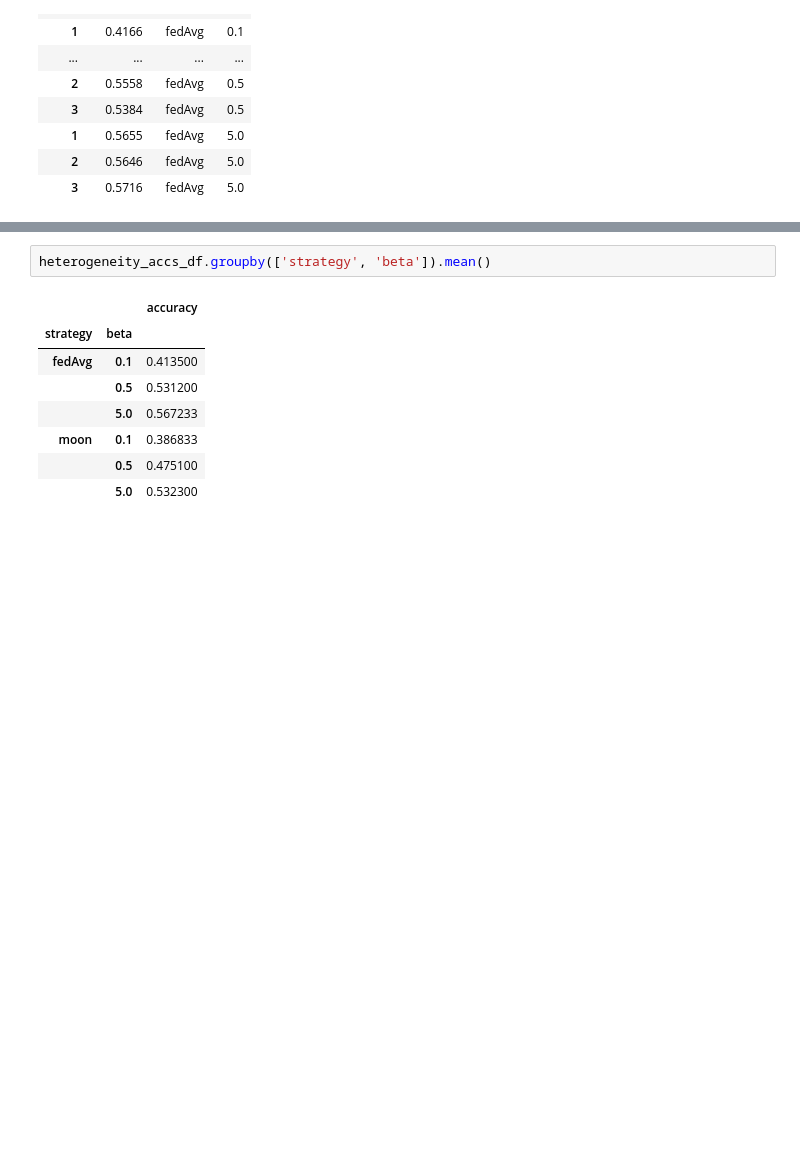
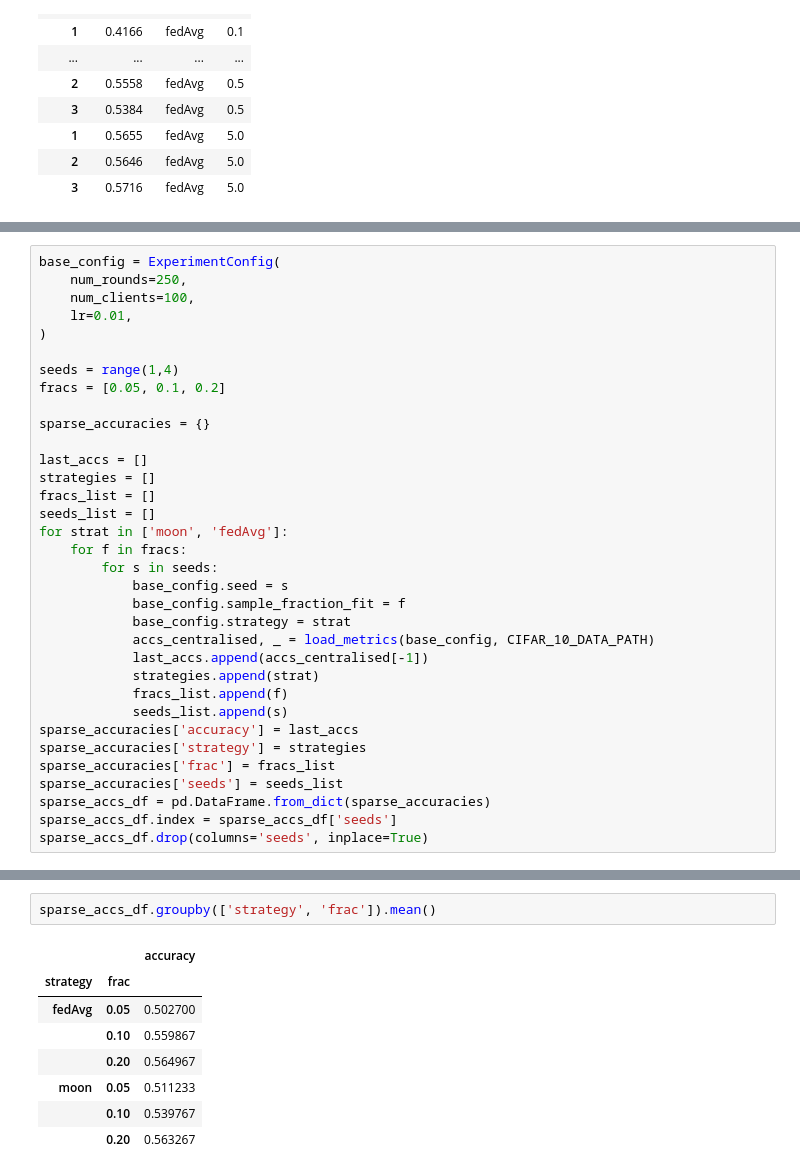
Before and after one commit to minaremeli/MOON, a Jupyter notebook: Experiments evaluation.ipynb, the cells around one changed output, grey strips where cells are left out. Cells and saved outputs as stored; diff of their text form; blank space fills up the shorter version.

Commit message:
Sparse experiment results

```diff
--- a/Experiments evaluation.ipynb
+++ b/Experiments evaluation.ipynb
@@ -396,0 +427,34 @@ heterogeneity_accs_df
+# %%
+base_config = ExperimentConfig(
+    num_rounds=250,
+    num_clients=100,
+    lr=0.01,
+)
+
+seeds = range(1,4)
+fracs = [0.05, 0.1, 0.2]
+
+sparse_accuracies = {}
+
+last_accs = []
+strategies = []
+fracs_list = []
+seeds_list = []
+for strat in ['moon', 'fedAvg']:
+    for f in fracs:
+        for s in seeds:
+            base_config.seed = s
+            base_config.sample_fraction_fit = f
+            base_config.strategy = strat
+            accs_centralised, _ = load_metrics(base_config, CIFAR_10_DATA_PATH)
+            last_accs.append(accs_centralised[-1])
+            strategies.append(strat)
+            fracs_list.append(f)
+            seeds_list.append(s)
+sparse_accuracies['accuracy'] = last_accs
+sparse_accuracies['strategy'] = strategies
+sparse_accuracies['frac'] = fracs_list
+sparse_accuracies['seeds'] = seeds_list
+sparse_accs_df = pd.DataFrame.from_dict(sparse_accuracies)
+sparse_accs_df.index = sparse_accs_df['seeds']
+sparse_accs_df.drop(columns='seeds', inplace=True)
@@ -397,11 +482,11 @@ heterogeneity_accs_df
 # %%
-heterogeneity_accs_df.groupby(['strategy', 'beta']).mean()
+sparse_accs_df.groupby(['strategy', 'frac']).mean()
 # %% [output]
 |  |  | accuracy |
-| strategy | beta |  |
-| fedAvg | 0.1 | 0.413500 |
-|  | 0.5 | 0.531200 |
-|  | 5.0 | 0.567233 |
-| moon | 0.1 | 0.386833 |
-|  | 0.5 | 0.475100 |
-|  | 5.0 | 0.532300 |
+| strategy | frac |  |
+| fedAvg | 0.05 | 0.502700 |
+|  | 0.10 | 0.559867 |
+|  | 0.20 | 0.564967 |
+| moon | 0.05 | 0.511233 |
+|  | 0.10 | 0.539767 |
+|  | 0.20 | 0.563267 |
```
Also changed, not shown: parts of 12 cells of this notebook, 2 other files.
